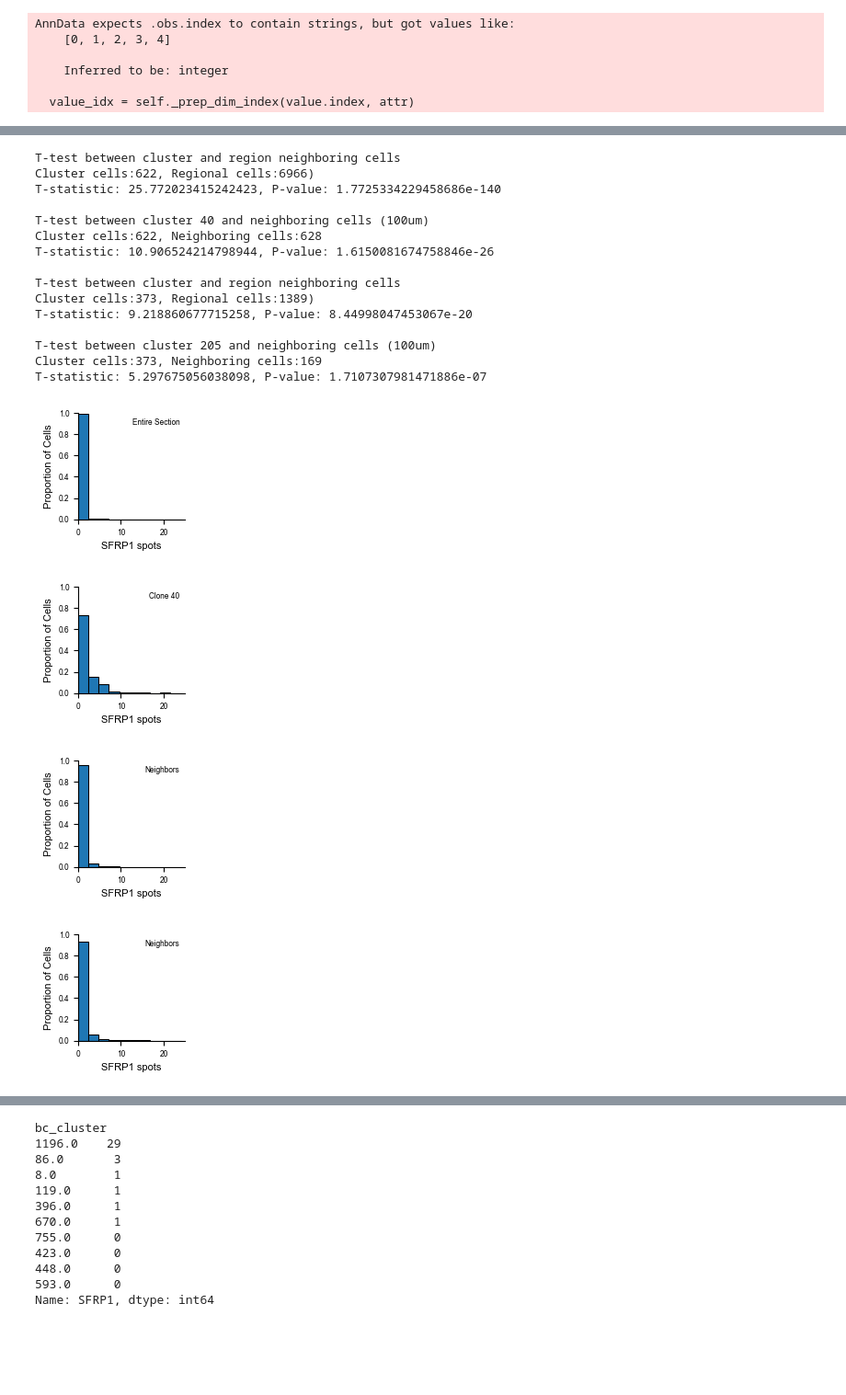
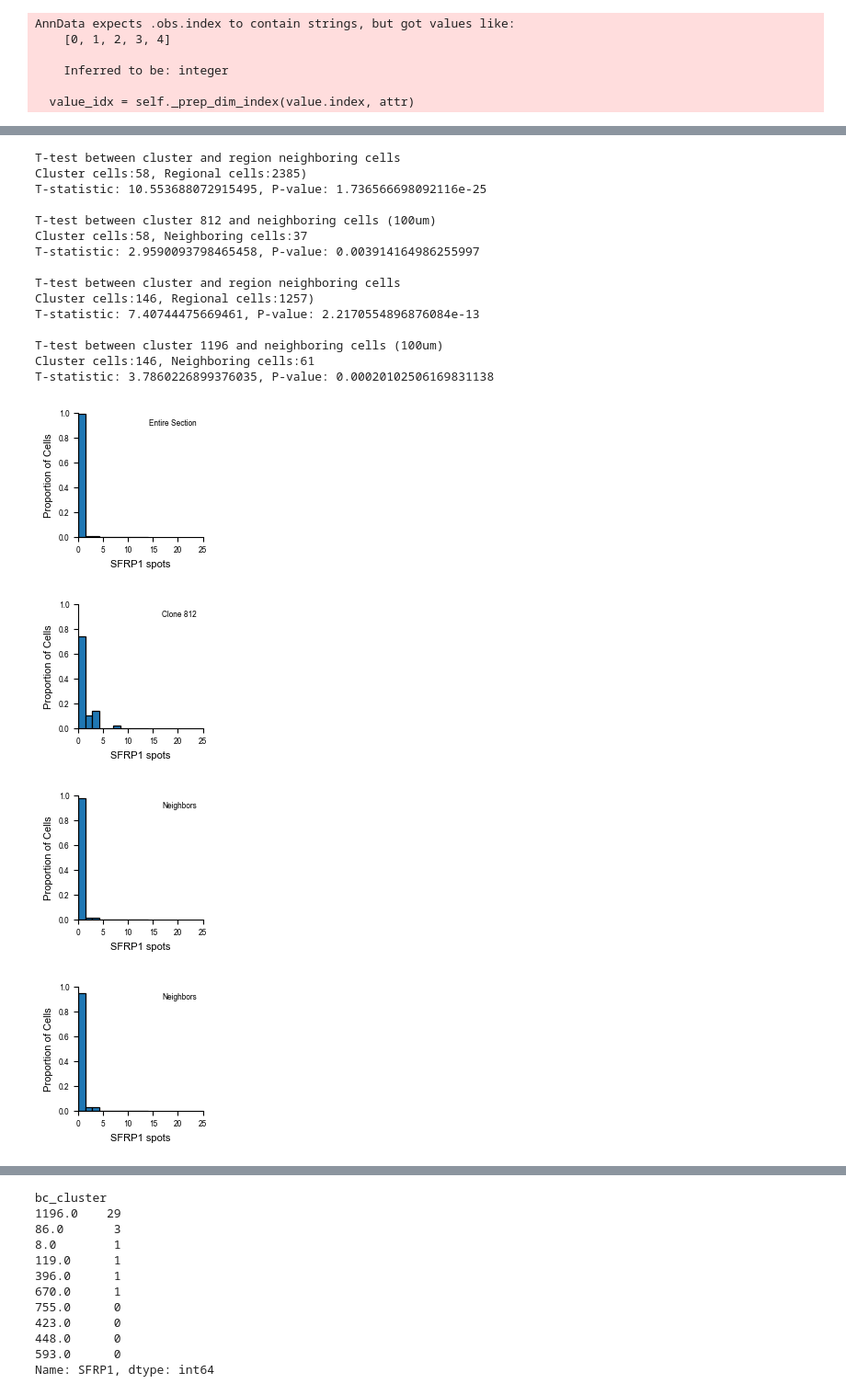
Before and after one commit to grantkinsler/SpatialBarcodes, a Jupyter notebook: plotScripts/plot_clone_space_examples_other_rois.ipynb, the cells around one changed output, grey strips where cells are left out. Shown at 92% size. Cells and saved outputs as stored; diff of their text form; code cells hidden in the pictures; blank space fills up the shorter version.

```diff
--- a/plotScripts/plot_clone_space_examples_other_rois.ipynb
+++ b/plotScripts/plot_clone_space_examples_other_rois.ipynb
@@ -244,6 +235,6 @@ bc_cluster
 Name: SFRP1, dtype: float64
 # %%
-this_cluster = large_clusters_gdf[large_clusters_gdf['bc_cluster']==473]
+this_cluster = large_clusters_gdf[large_clusters_gdf['bc_cluster']==1219]
 
 print(this_cluster['center_x'].min(),this_cluster['center_x'].max())
 print(this_cluster['center_y'].min(),this_cluster['center_y'].max())
@@ -522,8 +527,15 @@ spots_df = pd.read_csv(tools.roi_file_paths[roi_of_interest]["spots_file"])
 # %%
 # plt.figure()
 gene_of_interest = 'SFRP1'
-plt.figure()
+fig = plt.figure()
 sg_obj.gdf.plot(color='gray',lw=0.01,alpha=0.1)
+xmin,xmax = plt.xlim()
+ymin,ymax = plt.ylim()
+
+plt.xlim(xmin,xmax)
+plt.ylim(ymin,ymax)
+
+
 spots_gene = spots_df[spots_df['name']==gene_of_interest]
 plt.scatter(spots_gene['x'],spots_gene['y'],s=0.1,alpha=0.4,lw=0,color='b')
 
@@ -546,5 +558,5 @@ plt.gca().add_patch(scale_bar)
 
 plt.gca().invert_yaxis()
 plt.axis('off')
-plt.savefig(f'../graphs/other_rois/{roi_of_interest}/{roi_of_interest}_allFeaturedClones_SFRP1spots.png',dpi=500,bbox_inches='tight',transparent=True)
+plt.savefig(f'../graphs/other_rois/{roi_of_interest}/{roi_of_interest}_allFeaturedClones_SFRP1spots.png',dpi=500,bbox_inches='tight',pad_inches=0,transparent=True)
 # %% [output]
@@ -592,14 +611,0 @@ plt.savefig(f'../graphs/other_rois/{roi_of_interest}_space_VEGFA_MITF_full.png',
-# %%
-gene_of_interest = 'SFRP1'
-# plt.figure()
-# sg_obj.gdf.plot(color='gray',lw=0.01,alpha=0.1)
-# spots_gene = spots_df[spots_df['name']==gene_of_interest]
-# plt.scatter(spots_gene['x'],spots_gene['y'],s=0.1,alpha=0.4,lw=0,color='b')
-
-for cluster_of_interest in clusters_of_interest:
-
-  xmin,xmax,ymin,ymax = clone_lims[roi_of_interest][cluster_of_interest]
-  # rectangle where magnification is
-  rect = matplotlib.patches.Rectangle((xmin, ymin), (xmax-xmin), (ymax-ymin), linewidth=0.5, edgecolor='k', facecolor='none')
-  # Add the patch to the Axes
-  plt.gca().add_patch(rect)
@@ -683,9 +682,14 @@ import geopandas as gpd
 # %%
 # now let's plot the distributino of clones within the clone, compared to neighboring cells and the entire tumor
 
-counts,bins = np.histogram(sg_obj.gdf['SFRP1'].dropna().tolist(),)
+if roi_of_interest == 'run2_roi_3':
+    counts,bins = np.histogram(sg_obj.gdf['SFRP1'].dropna().tolist(),bins=50)
+else:
+    counts,bins = np.histogram(sg_obj.gdf['SFRP1'].dropna().tolist())
 
-plt.figure(figsize=(1.5,1.5))
+figsize = (1.75,1.75)
+
+plt.figure(figsize=figsize)
 ax = plt.gca()
 # neighbors
 # ax = plt.subplot(1,3,2)
@@ -723,7 +727,7 @@ for cluster_of_interest in clusters_of_interest:
     neighboring_cells_only = neighboring_cells[neighboring_cells['bc_cluster'] != cluster_of_interest]
 
 
-    plt.figure(figsize=(1.5,1.5))
+    plt.figure(figsize=figsize)
     ax = plt.gca()
     # entire tumor
     # ax = plt.subplot(1,3,3)
@@ -738,7 +742,7 @@ for cluster_of_interest in clusters_of_interest:
     plt.savefig(f'../graphs/other_rois/{roi_of_interest}/cluster_{cluster_of_interest}_SFRP1_histograms_clone.pdf',bbox_inches='tight',transparent=True)
 
     ## Plot distribution of cells in the region
-    plt.figure(figsize=(1.5,1.5))
+    plt.figure(figsize=figsize)
     ax = plt.gca()
     # neighbors
     # ax = plt.subplot(1,3,2)
@@ -753,51 +757,51 @@ for cluster_of_interest in clusters_of_interest:
     plt.savefig(f'../graphs/other_rois/{roi_of_interest}/cluster_{cluster_of_interest}_SFRP1_histograms_RegionNeighbors.pdf',bbox_inches='tight',transparent=True)
 
     ## Plot distribution of neighboring cells
-    plt.figure(figsize=(1.5,1.5))
+    plt.figure(figsize=figsize)
     ax = plt.gca()
     # neighbors
     # ax = plt.subplot(1,3,2)
     plt.text(s='Neighbors',x=0.95,y=0.95,ha='right',va='top',transform=ax.transAxes)
     # plt.title('Clone 31 neighboring cells')
     sns.histplot(neighboring_cells_only['SFRP1'],bins=bins,alpha=1.0,stat='proportion',ax=ax)
     plt.ylim(0,1)
     plt.xlim(0,25)
     plt.xlabel('SFRP1 spots')
     plt.ylabel('Proportion of Cells')
     ax.spines[['right', 'top']].set_visible(False)
     plt.savefig(f'../graphs/other_rois/{roi_of_interest}/cluster_{cluster_of_interest}_SFRP1_histograms_Neighbors{distance_um}um.pdf',bbox_inches='tight',transparent=True)
 
 
     from scipy.stats import ttest_ind
     # t-test between the cluster and regional cells
     t_stat, p_val = ttest_ind(cluster_cells['SFRP1'].dropna(), regional_cells_only['SFRP1'].dropna())
     print('\nT-test between cluster and region neighboring cells')
     print(f'Cluster cells:{len(cluster_cells)}, Regional cells:{len(regional_cells_only)})')
     print(f'T-statistic: {t_stat}, P-value: {p_val}')
 
     # from scipy.stats import ttest_ind
     # t-test between the cluster and regional cells
     t_stat, p_val = ttest_ind(cluster_cells['SFRP1'].dropna(), neighboring_cells_only['SFRP1'].dropna())
     print(f'\nT-test between cluster {cluster_of_interest} and neighboring cells ({distance_um}um)')
     print(f'Cluster cells:{len(cluster_cells)}, Neighboring cells:{len(neighboring_cells_only)}')
     print(f'T-statistic: {t_stat}, P-value: {p_val}')
 # %% [output]
 T-test between cluster and region neighboring cells
-Cluster cells:622, Regional cells:6966)
-T-statistic: 25.772023415242423, P-value: 1.7725334229458686e-140
+Cluster cells:58, Regional cells:2385)
+T-statistic: 10.553688072915495, P-value: 1.736566698092116e-25
 
-T-test between cluster 40 and neighboring cells (100um)
-Cluster cells:622, Neighboring cells:628
-T-statistic: 10.906524214798944, P-value: 1.6150081674758846e-26
+T-test between cluster 812 and neighboring cells (100um)
+Cluster cells:58, Neighboring cells:37
+T-statistic: 2.9590093798465458, P-value: 0.003914164986255997
 
 T-test between cluster and region neighboring cells
-Cluster cells:373, Regional cells:1389)
-T-statistic: 9.218860677715258, P-value: 8.44998047453067e-20
+Cluster cells:146, Regional cells:1257)
+T-statistic: 7.40744475669461, P-value: 2.2170554896876084e-13
 
-T-test between cluster 205 and neighboring cells (100um)
-Cluster cells:373, Neighboring cells:169
-T-statistic: 5.297675056038098, P-value: 1.7107307981471886e-07
+T-test between cluster 1196 and neighboring cells (100um)
+Cluster cells:146, Neighboring cells:61
+T-statistic: 3.7860226899376035, P-value: 0.00020102506169831138
-[figure, old version]
+[figure, new version]
-[figure, old version]
+[figure, new version]
-[figure, old version]
+[figure, new version]
-[figure, old version]
+[figure, new version]
```
Also changed, not shown: parts of 21 cells of this notebook.
